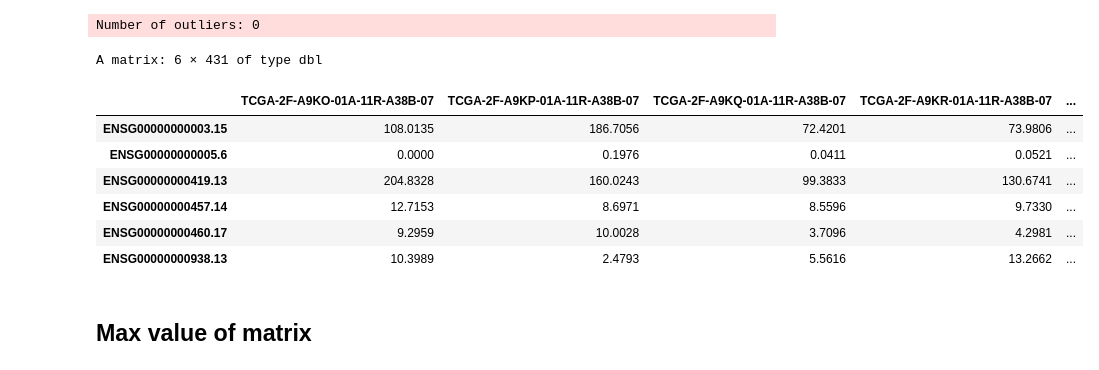
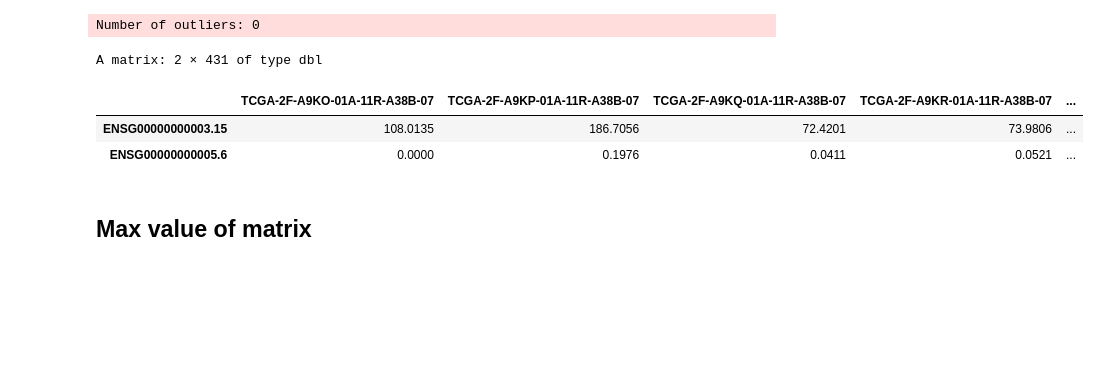
Before and after one commit to TheodosisL/Bioinformatics, a Jupyter notebook: tcga.ipynb, the cells around one changed output. Cells and saved outputs as stored; diff of their text form; code cells hidden in the pictures; blank space fills up the shorter version.

```diff
--- a/tcga.ipynb
+++ b/tcga.ipynb
@@ -270,16 +266,12 @@ data_matrix <- TCGAanalyze_Preprocessing(object = dataPrep,datatype = "tpm_unstr
 # %% [output]
 Number of outliers: 0
 # %%
-head(data_matrix)
+head(data_matrix, 2)
 # %% [output]
-A matrix: 6 × 431 of type dbl
+A matrix: 2 × 431 of type dbl
 |  | TCGA-2F-A9KO-01A-11R-A38B-07 | TCGA-2F-A9KP-01A-11R-A38B-07 | TCGA-2F-A9KQ-01A-11R-A38B-07 | TCGA-2F-A9KR-01A-11R-A38B-07 | ... |
 | ENSG00000000003.15 | 108.0135 | 186.7056 | 72.4201 | 73.9806 | ... |
 | ENSG00000000005.6 | 0.0000 | 0.1976 | 0.0411 | 0.0521 | ... |
-| ENSG00000000419.13 | 204.8328 | 160.0243 | 99.3833 | 130.6741 | ... |
-| ENSG00000000457.14 | 12.7153 | 8.6971 | 8.5596 | 9.7330 | ... |
-| ENSG00000000460.17 | 9.2959 | 10.0028 | 3.7096 | 4.2981 | ... |
-| ENSG00000000938.13 | 10.3989 | 2.4793 | 5.5616 | 13.2662 | ... |
 # %%
 saveRDS(data_matrix, file = "data_matrix.rds")
 # %%
```
Also changed, not shown: parts of 46 cells of this notebook.
